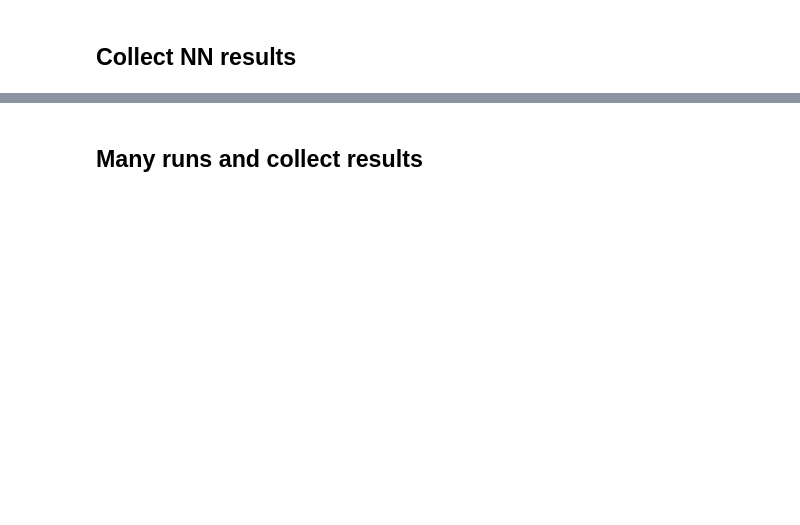
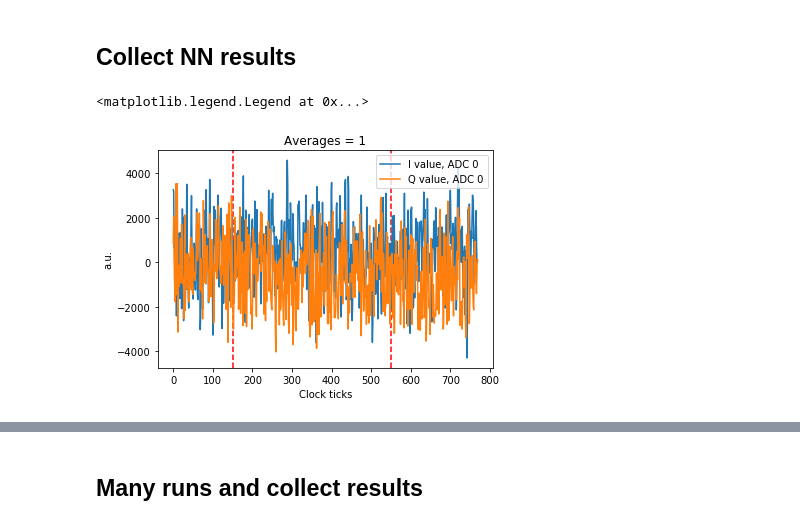
Before and after one commit to GiuseppeDiGuglielmo/qick, a Jupyter notebook: qick_ml/readout_mock/readout_mock_malab.ipynb, the cells around one changed output, grey strips where cells are left out. Saved outputs shown, nothing was run; the diff lists cells and outputs as text; code cells hidden in the pictures; blank space fills up the shorter version.

```diff
--- a/qick_ml/readout_mock/readout_mock_malab.ipynb
+++ b/qick_ml/readout_mock/readout_mock_malab.ipynb
@@ -57,15 +77,8 @@ DATASET_DATE = '00000000'
 # HAS_NN = 0
 
 # QICK + NN + syn/imp optimizations
-#CUSTOM_BIT = '../216/{}/{}/qick_216_nn_285_385.bit'.format(branch_name, DATASET_DATE)
-#CUSTOM_BIT = '../216/{}/{}/qick_216_nn_285_385.bit'.format(branch_name, DATASET_DATE)
-#CUSTOM_BIT = '../216/{}/{}/qick_216_nn_150_350.bit'.format(branch_name, DATASET_DATE)
-#CUSTOM_BIT = '../216/{}/{}/qick_216_nn_150_550.bit'.format(branch_name, DATASET_DATE)
-CUSTOM_BIT = '../216/{}/{}/qick_216_nn_150_550_updated.bit'.format(branch_name, DATASET_DATE)
-#CUSTOM_BIT = '../216/{}/{}/qick_216_nn_25_745.bit'.format(branch_name, DATASET_DATE)
-#CUSTOM_BIT = '../216/{}/{}/qick_216_nn_5_765.bit'.format(branch_name, DATASET_DATE)
-#CUSTOM_BIT = '../216/{}/{}/qick_216_nn_1_769.bit'.format(branch_name, DATASET_DATE)
-#CUSTOM_BIT = '../216/{}/{}/qick_216_nn_0_770.bit'.format(branch_name, DATASET_DATE)
+WINDOW_SIZE = 400
+CUSTOM_BIT = '../216/{}/{}/qick_216_nn_w{}.bit'.format(branch_name, DATASET_DATE, WINDOW_SIZE)
 HAS_NN = True
 
 # Save traces from NN
@@ -1027,7 +1223,9 @@ get_classifier_prediction_count()
 # %%
 %%time
 if HAS_NN:
-    SCALING_FACTOR = ADC_fake_gain
+    WINDOW_OFFSET = 150
+    SCALING_FACTOR = 1
     TRIGGER_DELAY = 0
-    reset_classifier(deep_reset = True, index_lo = 0, index_hi = 63)
-    configure_classifier(SCALING_FACTOR, TRIGGER_DELAY)
+
+    reset_classifier()
+    configure_classifier(WINDOW_SIZE, WINDOW_OFFSET, SCALING_FACTOR, TRIGGER_DELAY, True)
@@ -1118,21 +1339,23 @@ plt.legend()
 ## Collect NN results
 # %%
 ###########################################################
-### NN input window = 100 couples I/Q starting at index 285
-axvline(285, ls = '--', color = 'red')
-axvline(285+100, ls = '--', color = 'red')
+axvline(WINDOW_OFFSET, ls = '--', color = 'red')
+axvline(WINDOW_OFFSET+WINDOW_SIZE, ls = '--', color = 'red')
 ###########################################################
 
 #plt.plot(x,e_I, '-o', markersize=1.5, color = 'grey', label = 'load - e-I', alpha = 0.5)
 #plt.plot(x,e_Q, '-o', markersize=1.5, color = 'black', label = 'load - e-Q', alpha = 0.5)
 for ii, iq in enumerate(iq_list):
     plt.plot(iq[0]*ADC_fake_gain, markersize=0.5, color = 'C0' , label="I value, ADC %d"%(config['ro_chs'][ii]))
     plt.plot(iq[1]*ADC_fake_gain, markersize=0.5, color = 'C1' ,label="Q value, ADC %d"%(config['ro_chs'][ii]))
 
 plt.ylabel("a.u.")
 plt.xlabel("Clock ticks")
 plt.title("Averages = " + str(config["soft_avgs"]))
 plt.legend()
+# %% [output]
+<matplotlib.legend.Legend at 0x...>
+[figure, added]
 # %%
 # Save trace.
 iq_nn = iq_list[0,:,285:385]*ADC_fake_gain
```
Also changed, not shown: parts of 78 cells of this notebook, 1 other file.
